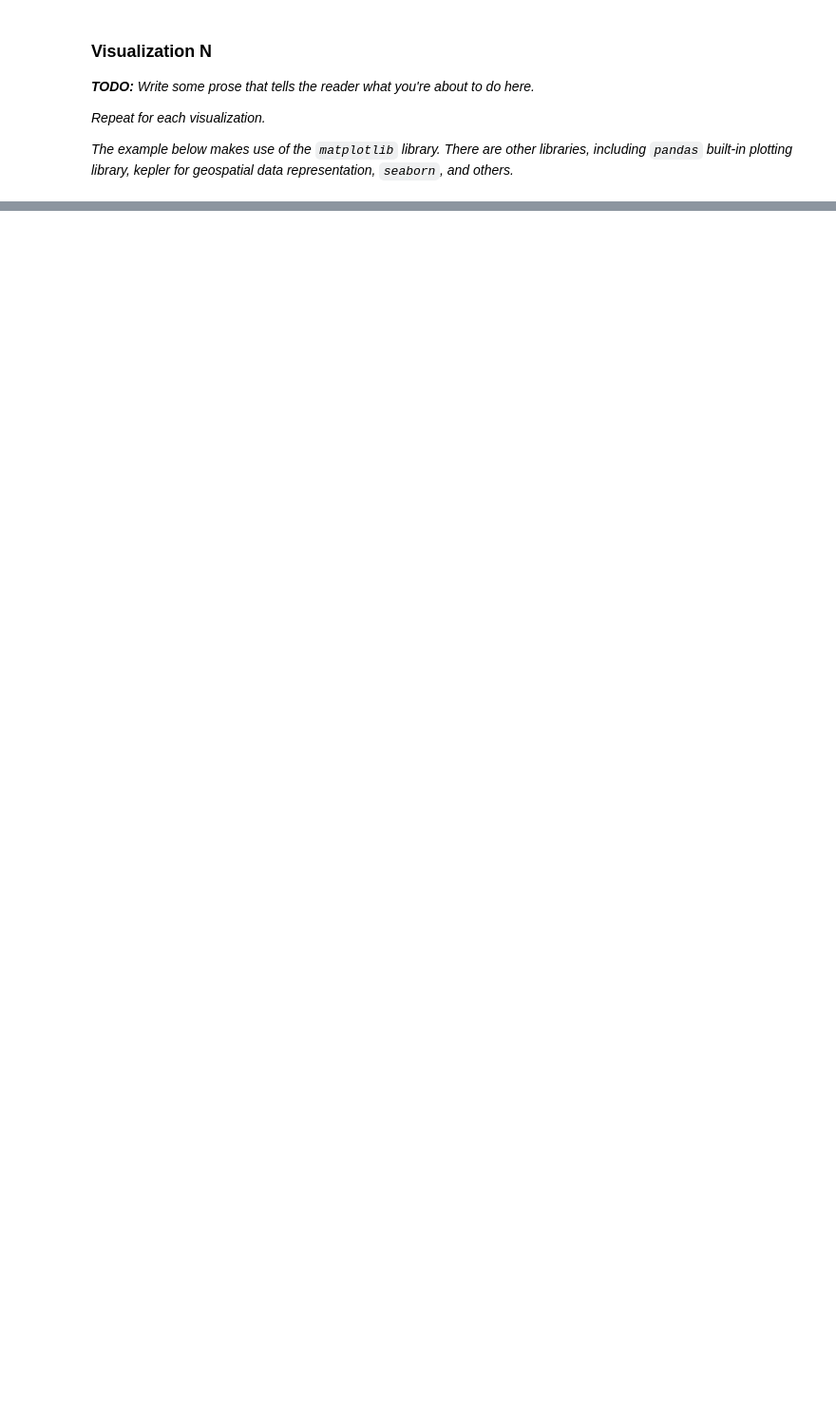
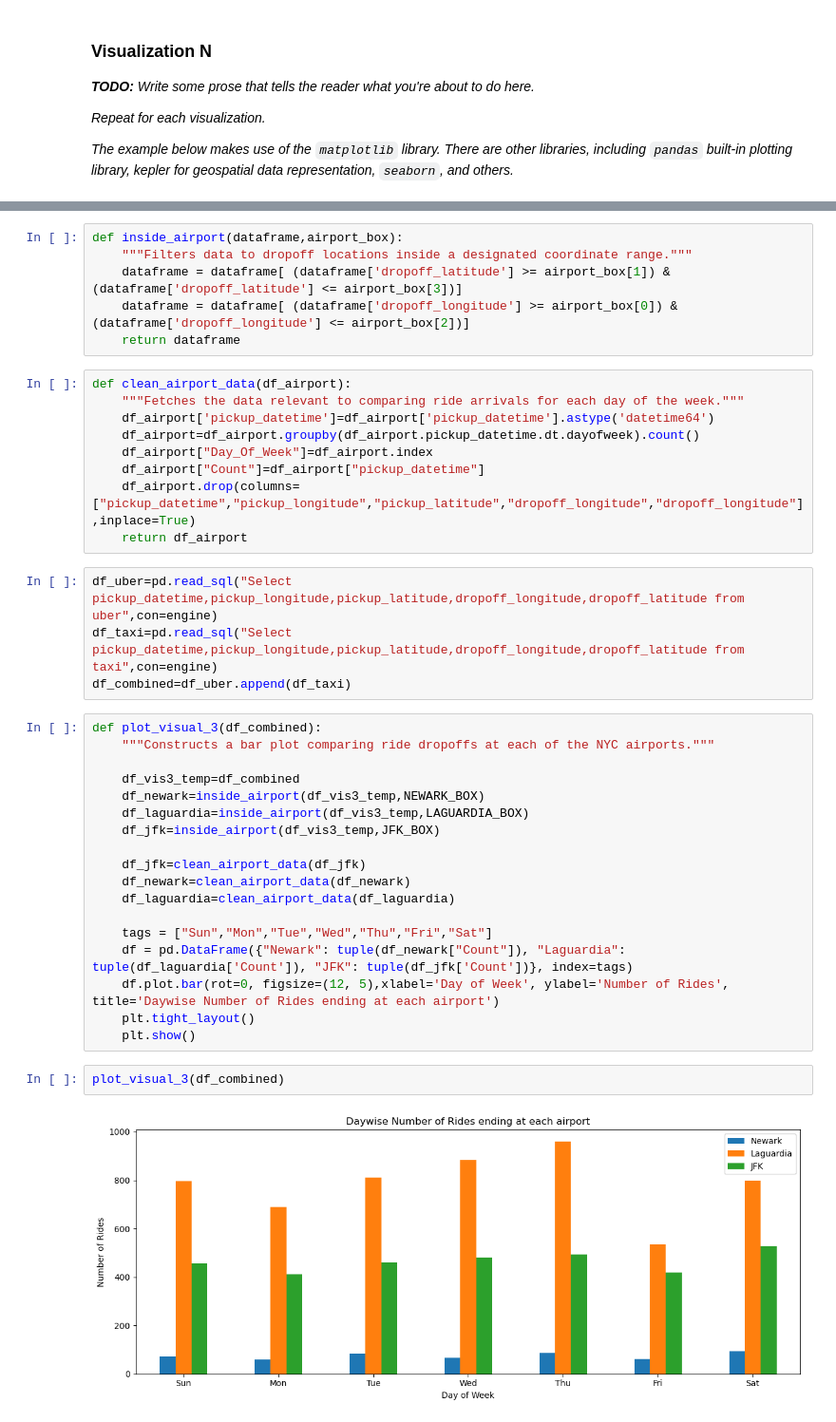
Before and after one commit to jfm2225/4501finalproject, a Jupyter notebook: project_notebook.ipynb, the cells around one changed output, grey strips where cells are left out. Shown at 95% size. Saved outputs shown, nothing was run; the diff lists cells and outputs as text; blank space fills up the shorter version.

```diff
--- a/project_notebook.ipynb
+++ b/project_notebook.ipynb
@@ -1021,0 +1069,41 @@ plot_visual_n(some_dataframe)
+# %%
+def inside_airport(dataframe,airport_box):
+    """Filters data to dropoff locations inside a designated coordinate range."""
+    dataframe = dataframe[ (dataframe['dropoff_latitude'] >= airport_box[1]) & (dataframe['dropoff_latitude'] <= airport_box[3])]
+    dataframe = dataframe[ (dataframe['dropoff_longitude'] >= airport_box[0]) & (dataframe['dropoff_longitude'] <= airport_box[2])]
+    return dataframe
+# %%
+def clean_airport_data(df_airport):
+    """Fetches the data relevant to comparing ride arrivals for each day of the week."""
+    df_airport['pickup_datetime']=df_airport['pickup_datetime'].astype('datetime64')
+    df_airport=df_airport.groupby(df_airport.pickup_datetime.dt.dayofweek).count()
+    df_airport["Day_Of_Week"]=df_airport.index
+    df_airport["Count"]=df_airport["pickup_datetime"]
+    df_airport.drop(columns=["pickup_datetime","pickup_longitude","pickup_latitude","dropoff_longitude","dropoff_longitude"],inplace=True)
+    return df_airport
+# %%
+df_uber=pd.read_sql("Select pickup_datetime,pickup_longitude,pickup_latitude,dropoff_longitude,dropoff_latitude from uber",con=engine)
+df_taxi=pd.read_sql("Select pickup_datetime,pickup_longitude,pickup_latitude,dropoff_longitude,dropoff_latitude from taxi",con=engine)
+df_combined=df_uber.append(df_taxi)
+# %%
+def plot_visual_3(df_combined):
+    """Constructs a bar plot comparing ride dropoffs at each of the NYC airports."""
+
+    df_vis3_temp=df_combined
+    df_newark=inside_airport(df_vis3_temp,NEWARK_BOX)
+    df_laguardia=inside_airport(df_vis3_temp,LAGUARDIA_BOX)
+    df_jfk=inside_airport(df_vis3_temp,JFK_BOX)
+
+    df_jfk=clean_airport_data(df_jfk)
+    df_newark=clean_airport_data(df_newark)
+    df_laguardia=clean_airport_data(df_laguardia)
+
+    tags = ["Sun","Mon","Tue","Wed","Thu","Fri","Sat"]
+    df = pd.DataFrame({"Newark": tuple(df_newark["Count"]), "Laguardia": tuple(df_laguardia['Count']), "JFK": tuple(df_jfk['Count'])}, index=tags)
+    df.plot.bar(rot=0, figsize=(12, 5),xlabel='Day of Week', ylabel='Number of Rides', title='Daywise Number of Rides ending at each airport')
+    plt.tight_layout()
+    plt.show()
+# %%
+plot_visual_3(df_combined)
+# %% [output]
+[figure, added]
```
Also changed, not shown: parts of 46 cells of this notebook.
